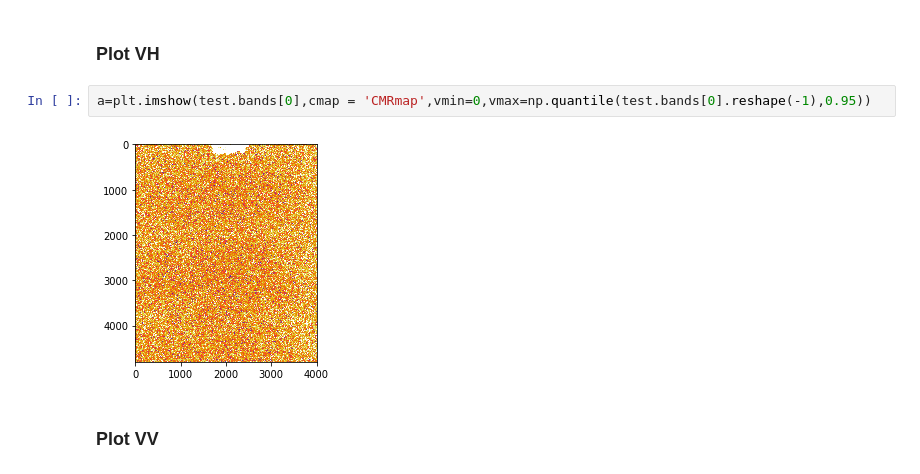
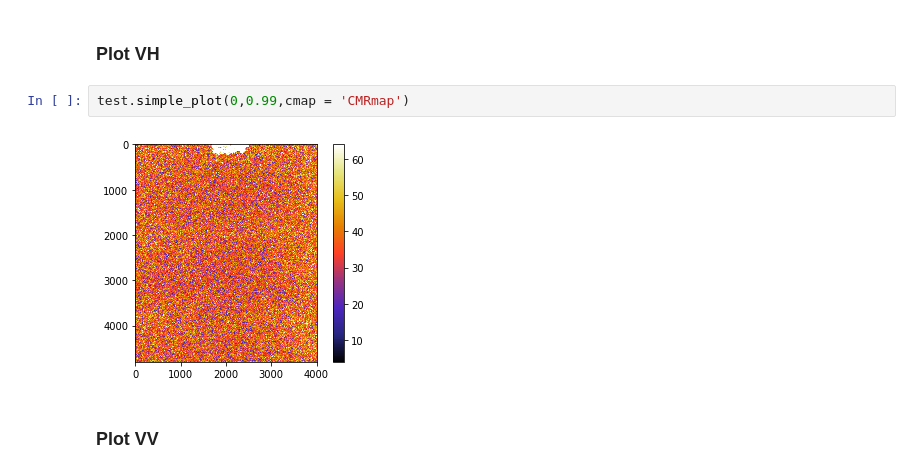
Before and after one commit to eyhl/sarpy, a Jupyter notebook: Load_example.ipynb, the cells around one changed output. Drawn from its saved outputs; the diff is of its cells as text.

```diff
--- a/Load_example.ipynb
+++ b/Load_example.ipynb
@@ -60,9 +30,9 @@ test.time
 datetime.datetime(2018, 10, 9, 17, 14, 27, 947118)
 # %% [markdown]
 ### Plot VH
-# %%
-a=plt.imshow(test.bands[0],cmap = 'CMRmap',vmin=0,vmax=np.quantile(test.bands[0].reshape(-1),0.95))
-# %% [output]
-[figure, removed]
+# %%
+test.simple_plot(0,0.99,cmap = 'CMRmap')
+# %% [output]
+[figure, added]
 # %% [markdown]
 ### Plot VV
```
Also changed, not shown: parts of 16 cells of this notebook.
